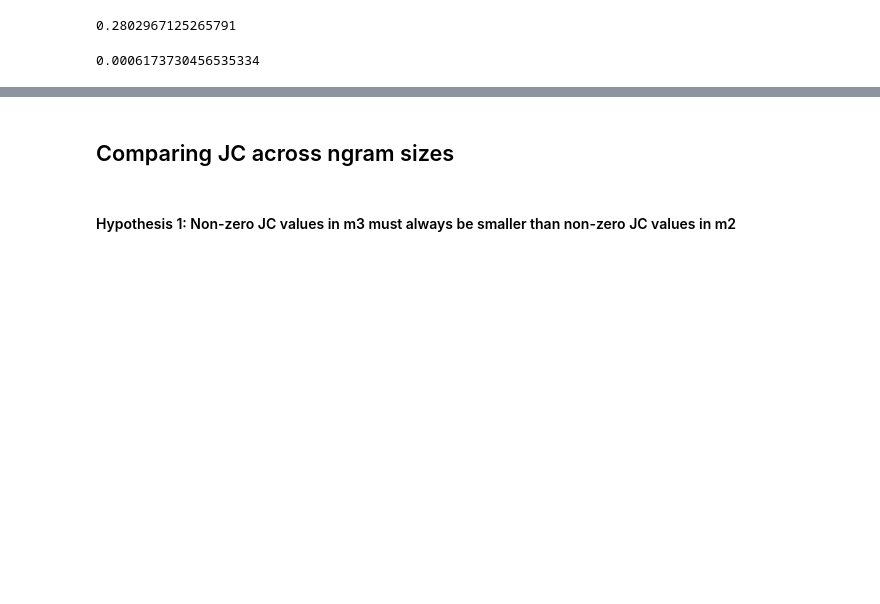
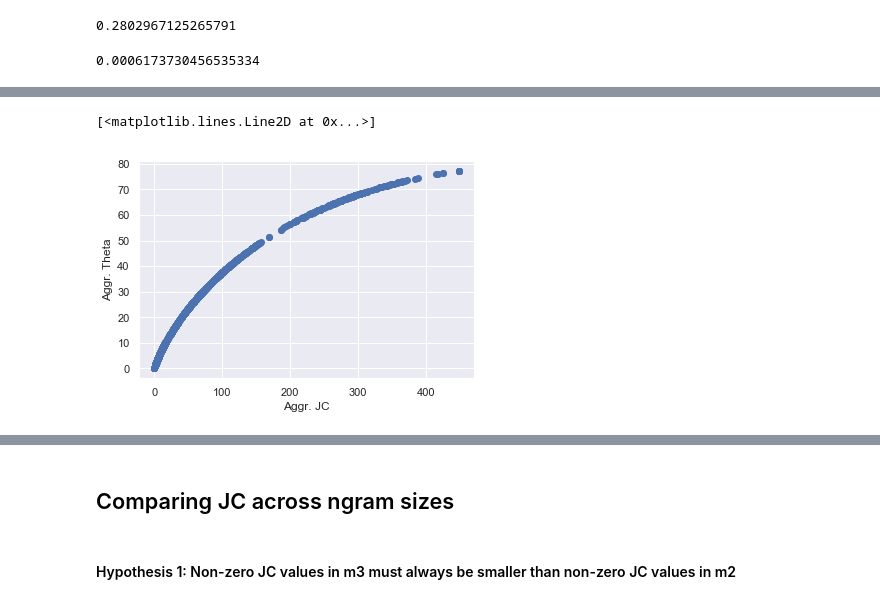
Before and after one commit to mitdbg/fuzzylazo, a Jupyter notebook: beta-matrix-analysis.ipynb, the cells around one changed output, grey strips where cells are left out. Drawn from its saved outputs; the diff is of its cells as text; code cells hidden in the pictures; blank space fills up the shorter version.

```diff
--- a/beta-matrix-analysis.ipynb
+++ b/beta-matrix-analysis.ipynb
@@ -62,0 +104,10 @@ min(avg_jc_per_column)
+# %%
+fig, ax = plt.subplots()
+#plt.ylim((0, 1))
+#plt.xlim((0, 1))
+ax.set_xlabel("Aggr. JC")
+ax.set_ylabel("Aggr. Theta")
+ax.plot([sum(x) for x in matrix], [sum(x) for x in theta_matrix], 'o')
+# %% [output]
+[<matplotlib.lines.Line2D at 0x...>]
+[figure, added]
```
Also changed, not shown: parts of 13 cells of this notebook, 2 other files.
